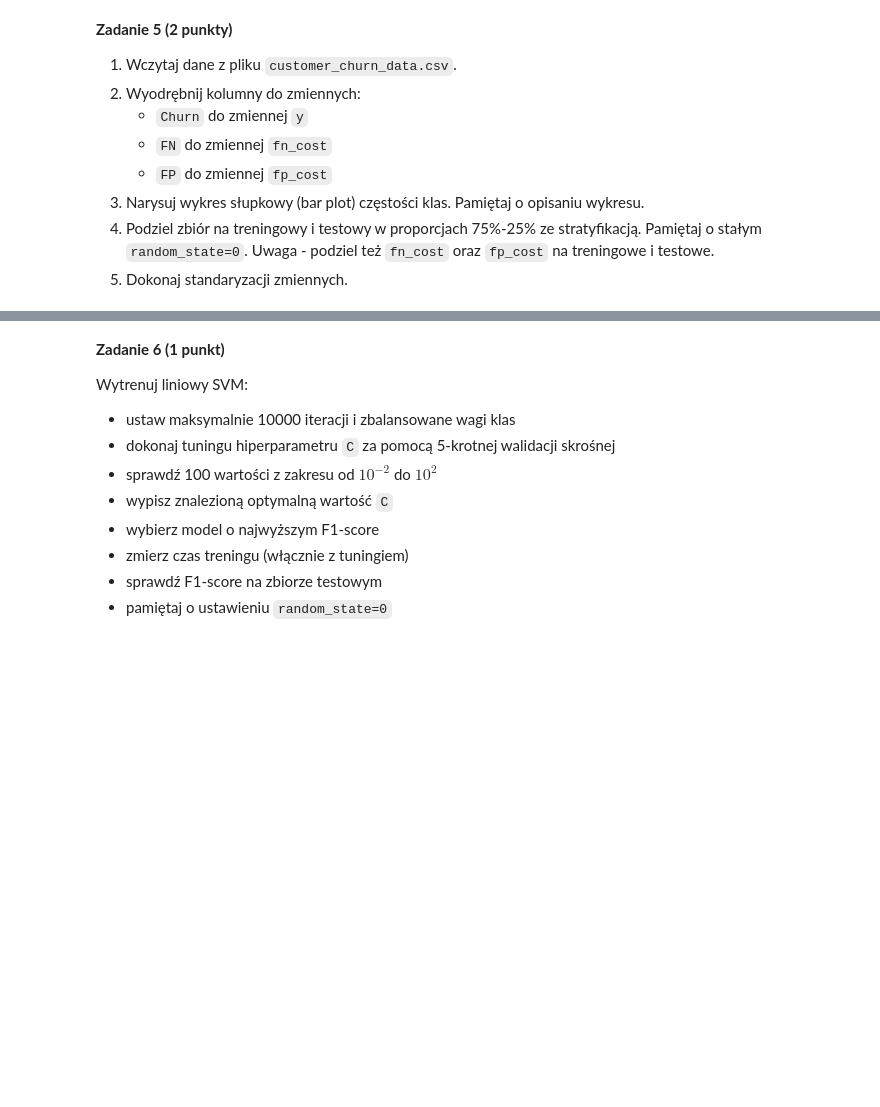
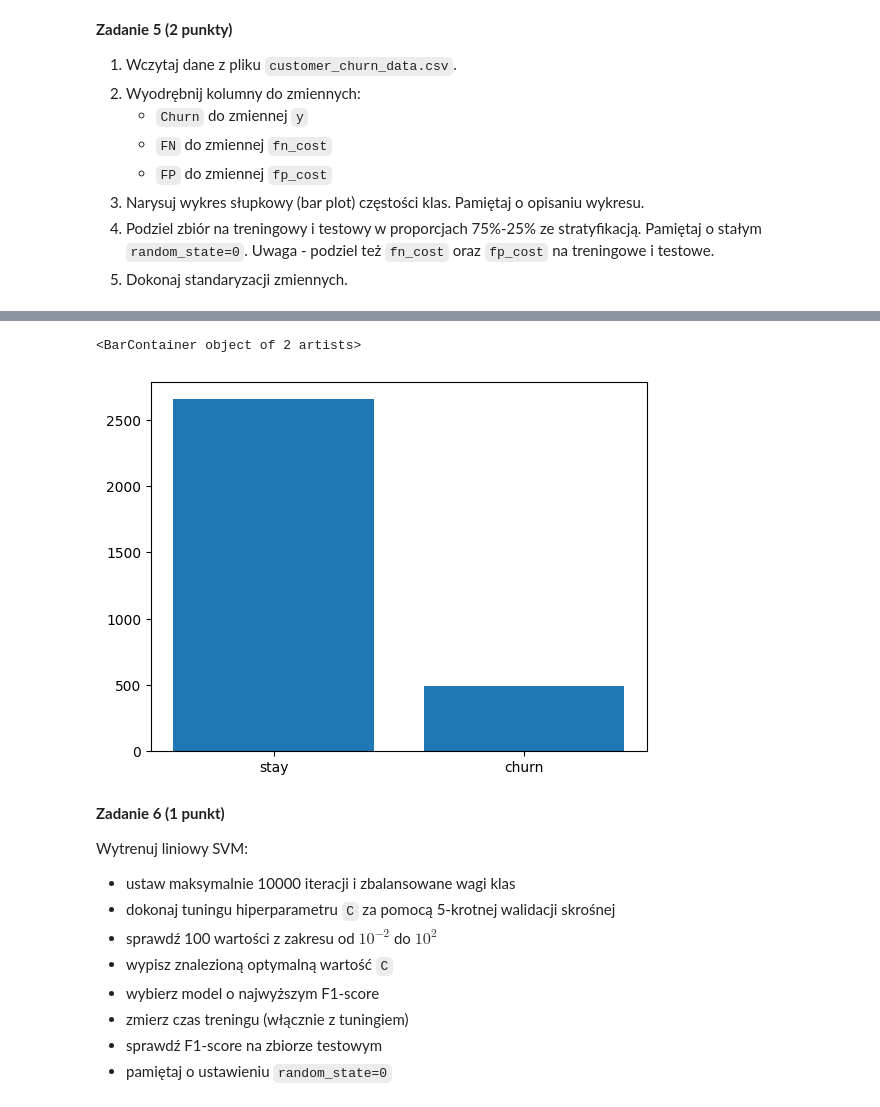
Before and after one commit to lkwinta/Machine-Learning-Basics, a Jupyter notebook: lab3/notebook.ipynb, the cells around one changed output, grey strips where cells are left out. Cells and saved outputs as stored; diff of their text form; code cells hidden in the pictures; blank space fills up the shorter version.

```diff
--- a/lab3/notebook.ipynb
+++ b/lab3/notebook.ipynb
@@ -276,3 +348,6 @@ Zbiór został wzięty z Kaggle (opublikował go tam Ruholla Jafari-Marandi). W
 3. Narysuj wykres słupkowy (bar plot) częstości klas. Pamiętaj o opisaniu wykresu.
 4. Podziel zbiór na treningowy i testowy w proporcjach 75%-25% ze stratyfikacją. Pamiętaj o stałym `random_state=0`. Uwaga - podziel też `fn_cost` oraz `fp_cost` na treningowe i testowe.
 5. Dokonaj standaryzacji zmiennych.
+# %%
+churn_df = pd.read_csv("customer_churn_data.csv")
+churn_df.head()
@@ -278,0 +361,8 @@ Zbiór został wzięty z Kaggle (opublikował go tam Ruholla Jafari-Marandi). W
+# %%
+y = churn_df.pop("Churn")
+# %%
+counts = y.value_counts()
+plt.bar(["stay", "churn"], counts.values)
+# %% [output]
+<BarContainer object of 2 artists>
+[figure, added]
```
Also changed, not shown: parts of 47 cells of this notebook, 5 other files.
